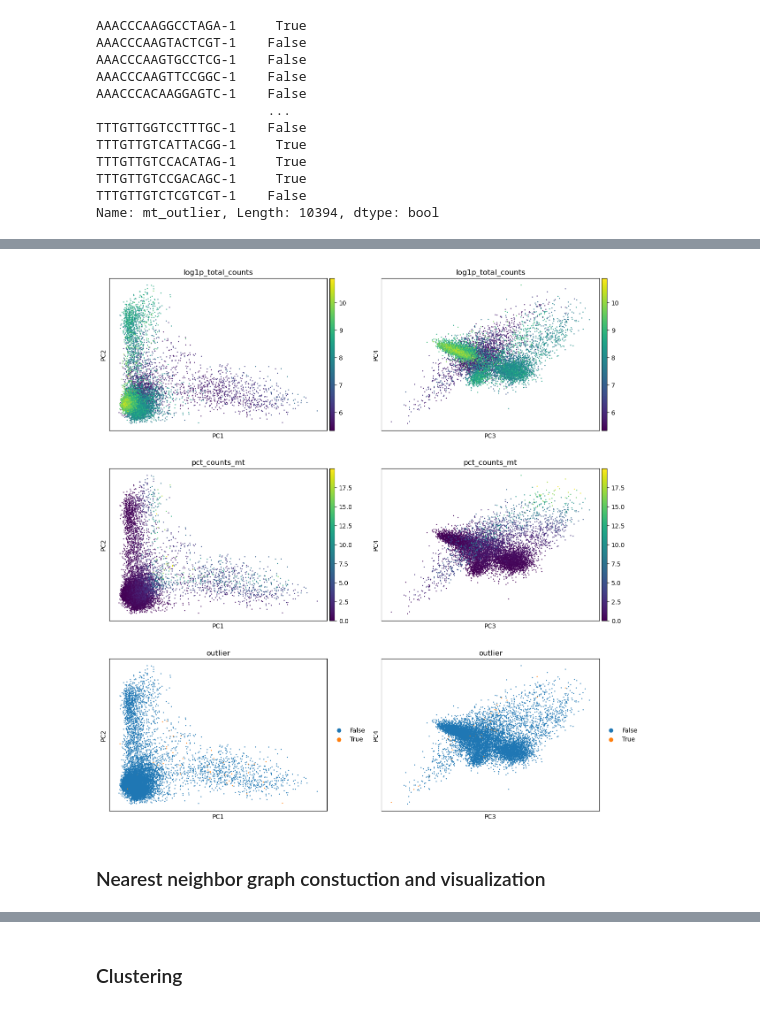
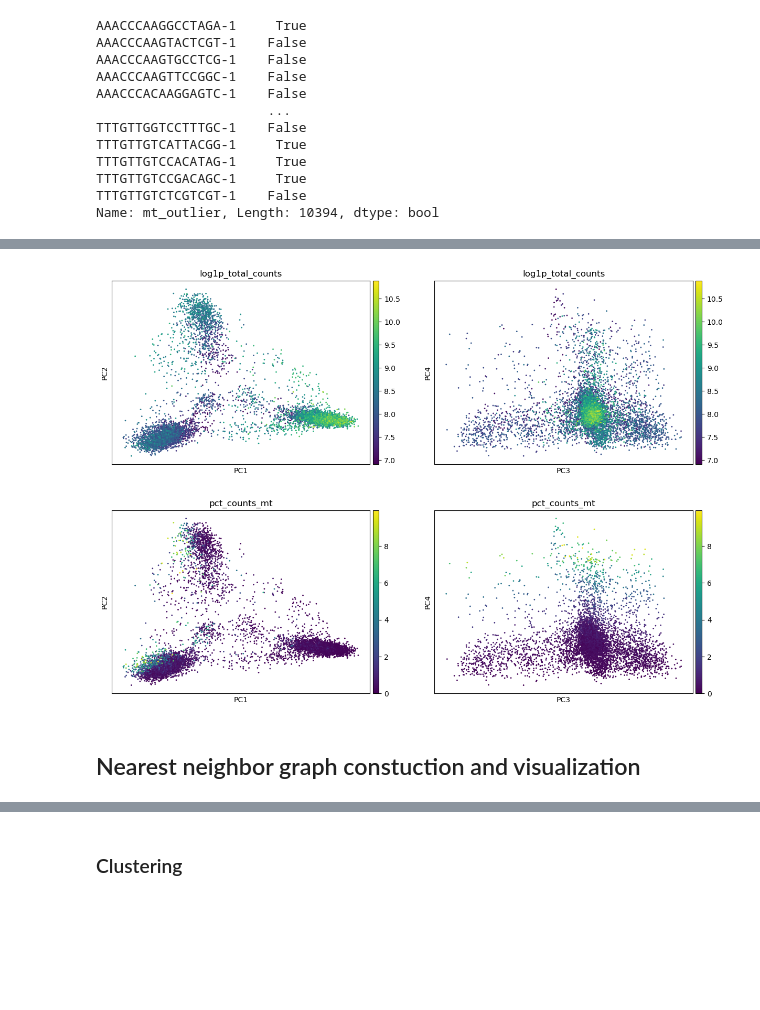
Before and after one commit to riccardoAli31/Gene-expression-changes-from-CNV, a Jupyter notebook: preprocessing/preprocessing_sample1.ipynb, the cells around one changed output, grey strips where cells are left out. Drawn from its saved outputs; the diff is of its cells as text; code cells hidden in the pictures; blank space fills up the shorter version.

```diff
--- a/preprocessing/preprocessing_sample1.ipynb
+++ b/preprocessing/preprocessing_sample1.ipynb
@@ -264 +172,3 @@ sc.pl.violin(adata1, 'n_genes_by_counts', color='darkblue')
+# %%
+adata1 = adata1[(adata1.obs['n_genes_by_counts'] >= 200) & (adata1.obs['n_genes_by_counts'] <= 10000)]
 # %%
@@ -292,4 +188,6 @@ Some cells have extremely low total counts, likely corresponding to damaged cell
+# %%
+adata1 = adata1[(adata1.obs['total_counts'] >= 1000) &  # Minimum UMIs
+    (adata1.obs['total_counts'] <= 80000)]   # Maximum UMIs
 # %%
-adata1 = adata1[adata1.obs['total_counts'] > 100, :]
 sc.pl.violin(adata1, "total_counts", color='darkblue')
 # %% [output]
@@ -599,3 +431,0 @@ View of AnnData object with n_obs × n_vars = 560997 × 36601
-# %%
-# Saving count data
-adata1.layers["counts"] = adata1.X.copy()
@@ -632,15 +469,15 @@ sc.pl.pca_variance_ratio(adata1, n_pcs=50, log=True)
 # %%
 sc.pl.pca(
     adata1,
-    color=["log1p_total_counts"] * 2 + ["pct_counts_mt"] * 2 + ["outlier"] * 2,
-    dimensions=[(0, 1), (2, 3)] * 3,
+    color=["log1p_total_counts"] * 2 + ["pct_counts_mt"] * 2,
+    dimensions=[(0, 1), (2, 3)] * 2,
     ncols=2,
     # size=2,
 )
 # %% [output]
-[figure, old version]
+[figure, new version]
 # %% [markdown]
-### Nearest neighbor graph constuction and visualization
+## Nearest neighbor graph constuction and visualization
 # %%
 sc.pp.neighbors(adata1)
 # %%
```
Also changed, not shown: parts of 107 cells of this notebook.
